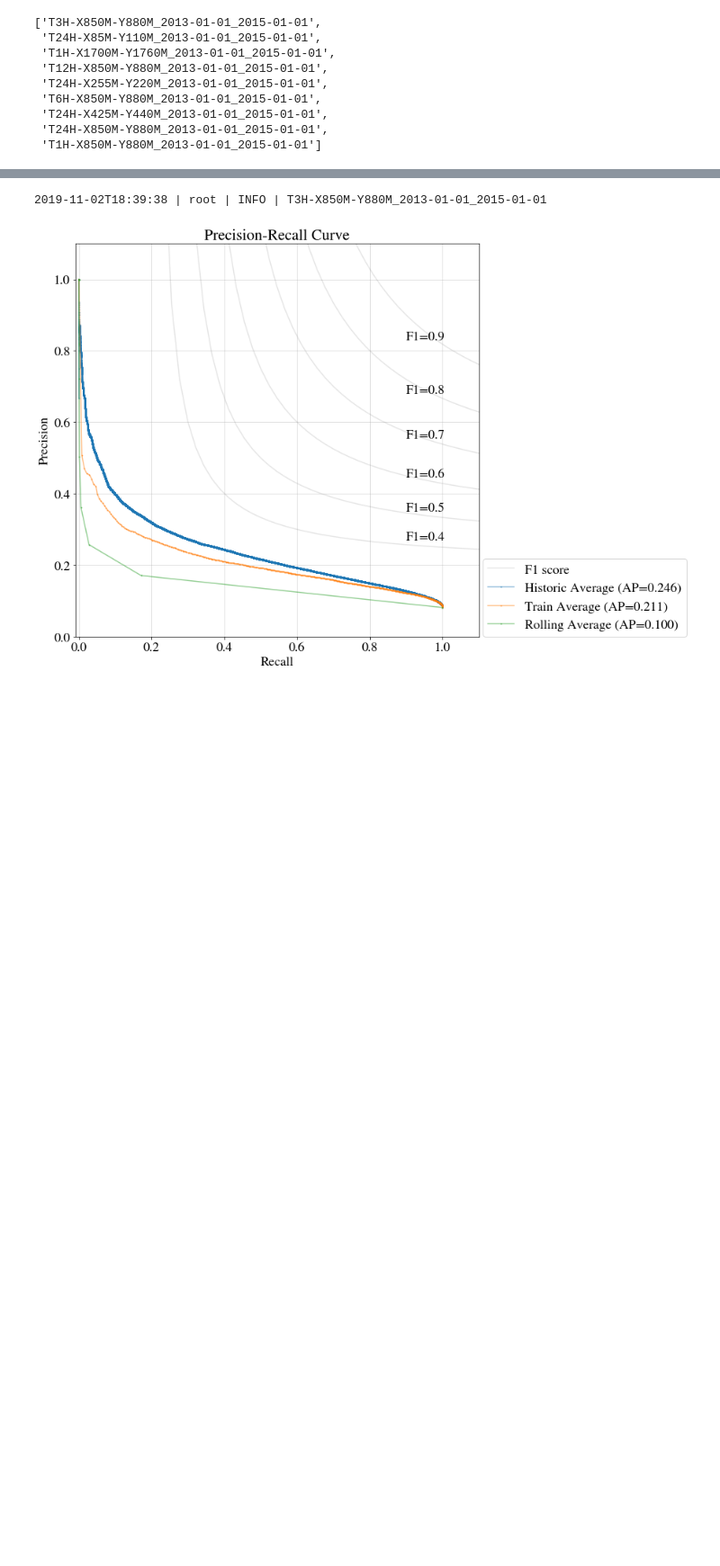
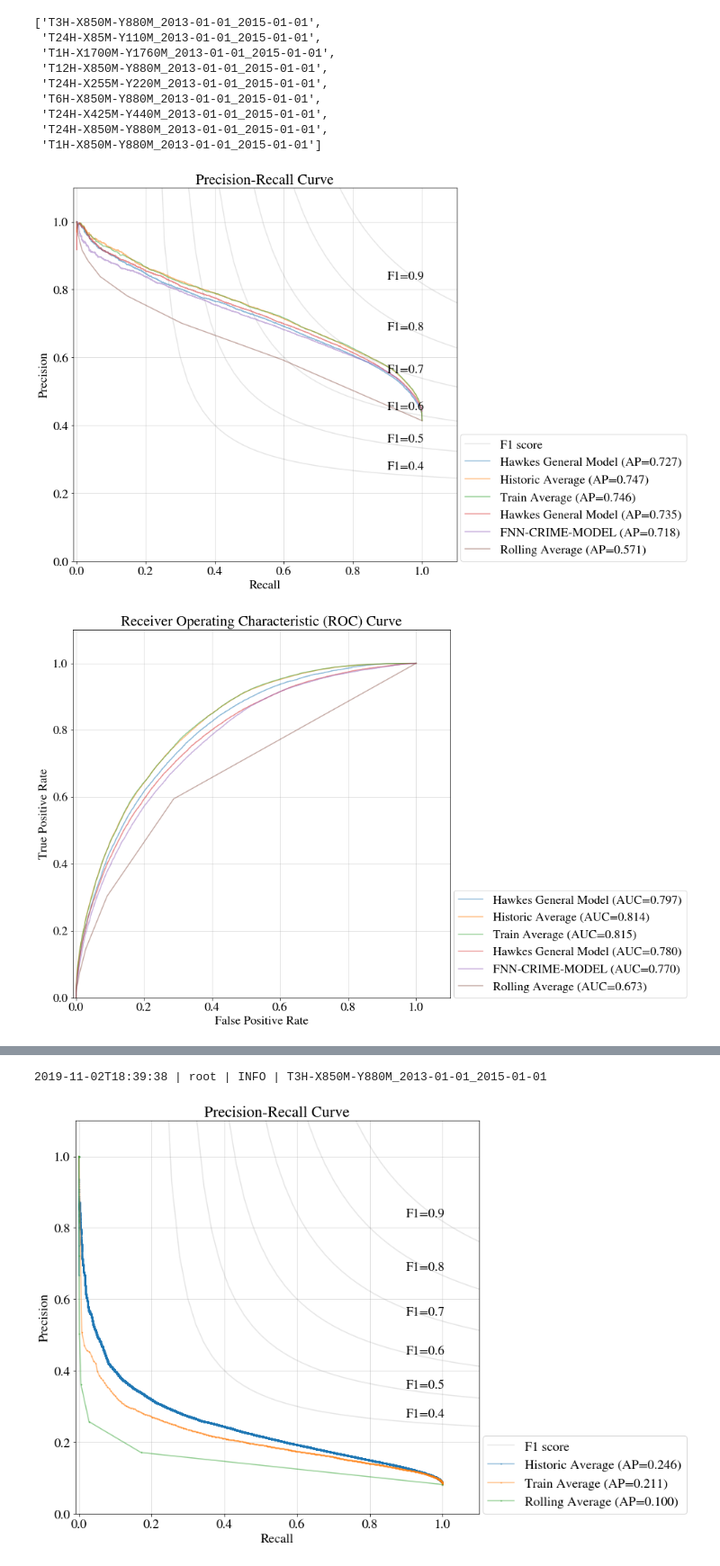
Before and after one commit to bernsblack/masters, a Jupyter notebook: run_baseline_models.ipynb, the cells around one changed output, grey strips where cells are left out. Shown at 90% size. Drawn from its saved outputs; the diff is of its cells as text; code cells hidden in the pictures; blank space fills up the shorter version.

```diff
--- a/run_baseline_models.ipynb
+++ b/run_baseline_models.ipynb
@@ -48,3 +48,12 @@ data_dim_str = None
+# %%
+data_sub_paths = ['T24H-X850M-Y880M_2013-01-01_2015-01-01']
+# %%
+data_sub_path = data_sub_paths[0]
+data_path = data_path = f"./data/processed/{data_sub_path}/"
+compare_models(data_path=data_path)
+# %% [output]
+[figure, added]
+[figure, added]
 # %%
 # run base line models for all data dimensions
 for data_sub_path in data_sub_paths:
```
Also changed, not shown: parts of 5 cells of this notebook, 8 other files.
